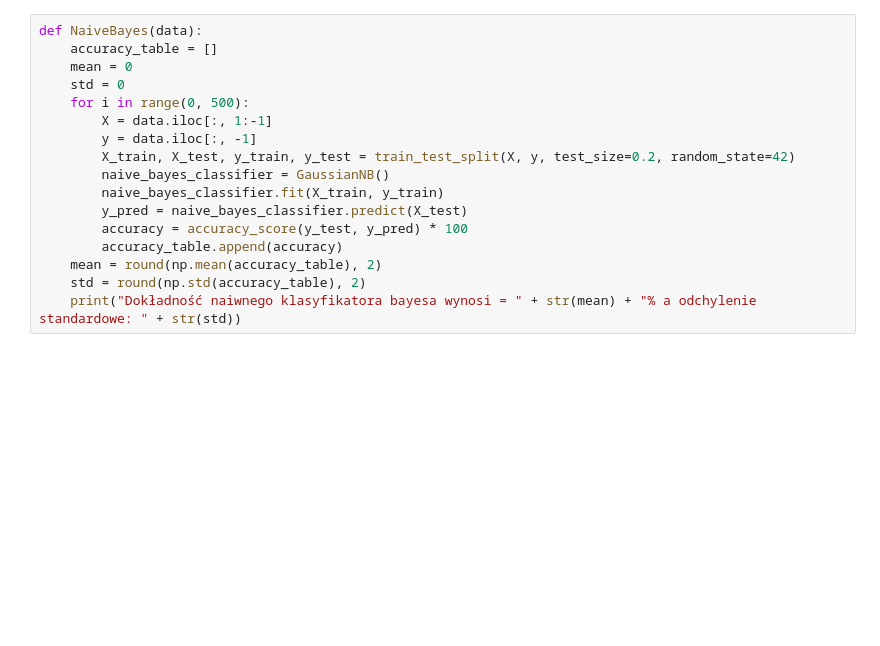
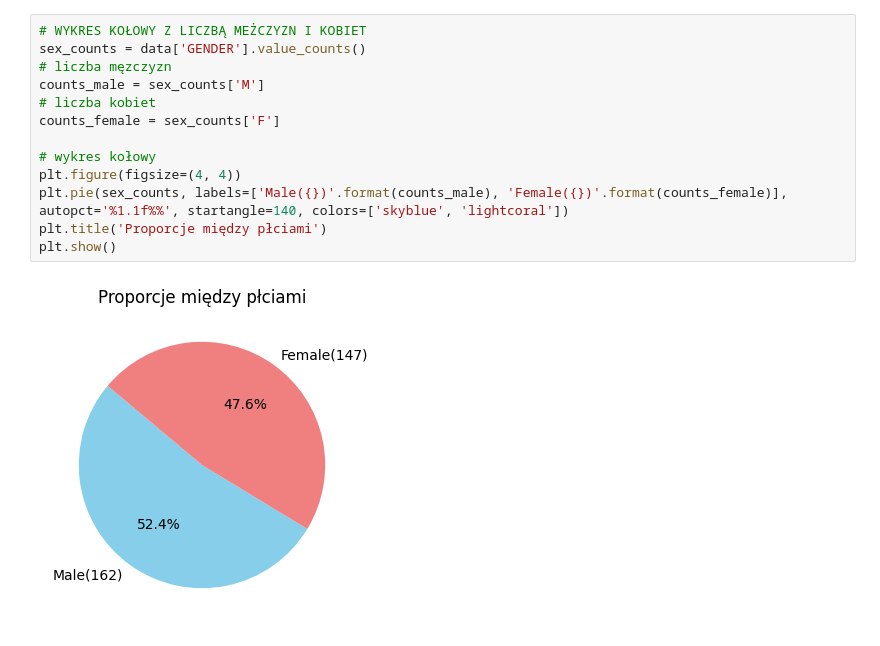
Before and after one commit to Gipsonek123/lung-cancer-prediction-v2, a Jupyter notebook: Project2.ipynb, the cells around one changed output. Saved outputs shown, nothing was run; the diff lists cells and outputs as text; blank space fills up the shorter version.

```diff
--- a/Project2.ipynb
+++ b/Project2.ipynb
@@ -64,18 +48,16 @@ def KNN(data, k):
 # %%
-def NaiveBayes(data):
-    accuracy_table = []
-    mean = 0
-    std = 0
-    for i in range(0, 500):
-        X = data.iloc[:, 1:-1]
-        y = data.iloc[:, -1]
-        X_train, X_test, y_train, y_test = train_test_split(X, y, test_size=0.2, random_state=42)
-        naive_bayes_classifier = GaussianNB()
-        naive_bayes_classifier.fit(X_train, y_train)
-        y_pred = naive_bayes_classifier.predict(X_test)
-        accuracy = accuracy_score(y_test, y_pred) * 100
-        accuracy_table.append(accuracy)
-    mean = round(np.mean(accuracy_table), 2)
-    std = round(np.std(accuracy_table), 2)
-    print("Dokładność naiwnego klasyfikatora bayesa wynosi = " + str(mean) + "% a odchylenie standardowe: " + str(std))
+# WYKRES KOŁOWY Z LICZBĄ MEŻCZYZN I KOBIET
+sex_counts = data['GENDER'].value_counts()
+# liczba męzczyzn
+counts_male = sex_counts['M']
+# liczba kobiet
+counts_female = sex_counts['F']
+
+# wykres kołowy
+plt.figure(figsize=(4, 4))
+plt.pie(sex_counts, labels=['Male({})'.format(counts_male), 'Female({})'.format(counts_female)], autopct='%1.1f%%', startangle=140, colors=['skyblue', 'lightcoral'])
+plt.title('Proporcje między płciami')
+plt.show()
+# %% [output]
+[figure, added]
 # %%
```
Also changed, not shown: parts of 34 cells of this notebook, 6 other files.
